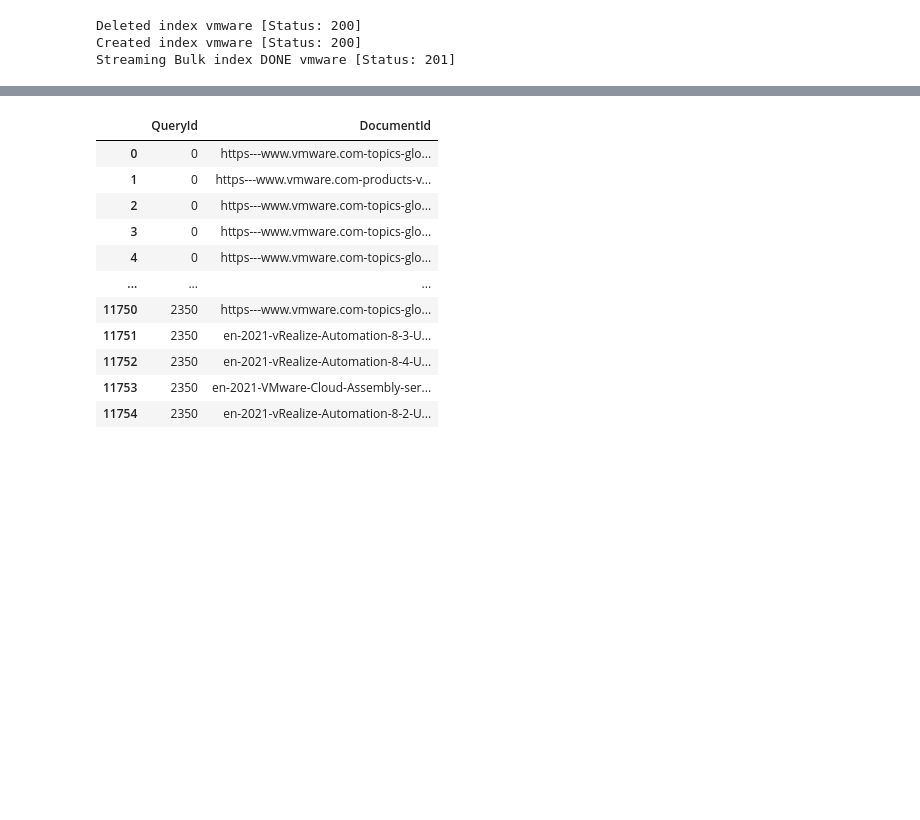
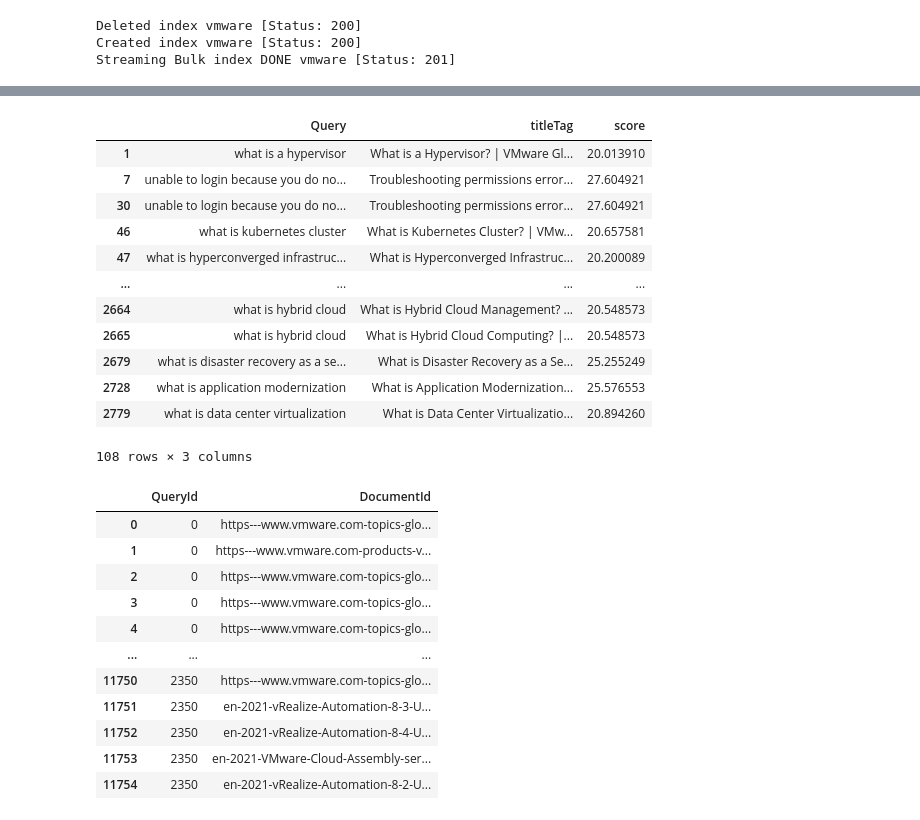
Before and after one commit to softwaredoug/hello-ltr, a Jupyter notebook: notebooks/elasticsearch/vmware/vmware.ipynb, the cells around one changed output, grey strips where cells are left out. Saved outputs shown, nothing was run; the diff lists cells and outputs as text; code cells hidden in the pictures; blank space fills up the shorter version.

Commit message:
Save title - body USE pairings

```diff
--- a/notebooks/elasticsearch/vmware/vmware.ipynb
+++ b/notebooks/elasticsearch/vmware/vmware.ipynb
@@ -84,6 +86,35 @@ rebuild(client, index='vmware', doc_src=parsed_rows, force=True)
 Deleted index vmware [Status: 200]
 Created index vmware [Status: 200]
 Streaming Bulk index DONE vmware [Status: 201]
+# %%
+def exact_phrase_title(client, query):
+    es = client.es
+    body = {
+        'size': 5,
+        'query': {
+            'multi_match': {
+                'fields': ['title'],
+                'type': 'phrase',
+                'query': query
+            }
+        }
+    }
+    return es.search(index='vmware', body=body)['hits']['hits']
+
+
+def exact_phrase(client, query):
+    es = client.es
+    body = {
+        'size': 5,
+        'query': {
+            'multi_match': {
+                'fields': ['title^100', 'description', 'raw_text'],
+                'type': 'phrase',
+                'query': query
+            }
+        }
+    }
+    return es.search(index='vmware', body=body)['hits']['hits']
 # %%
 def search(client, query):
     es = client.es
@@ -100,16 +131,17 @@ def search(client, query):
     return es.search(index='vmware', body=body)['hits']['hits']
 
 
-def search_all(client, queries):
+def search_all(client, queries, how=search):
     all_results = []
     for query in queries.to_dict(orient='records'):
         print(f"Searching for {query['QueryId']},{query['Query']}")
-        results = search(client, query['Query'])
+        results = how(client, query['Query'])
         for rank, result in enumerate(results):
             source = result['_source']
             if rank == 0 and 'titleTag' in source:
                 print(source['titleTag'])
             source['rank'] = rank
+            source['score'] = result['_score']
             source['DocumentId'] = source['id']
             source['QueryId'] = query['QueryId']
             all_results.append(source)
@@ -118,4 +150,4 @@ def search_all(client, queries):
     all_results = pd.DataFrame(all_results)
     return queries.merge(all_results, how='left', on='QueryId').sort_values(['QueryId', 'rank'])
 
-submission = search_all(client, queries)
+#submission = search_all(client, queries)
@@ -139,0 +154,2 @@ What is a Kubernetes Namespace? | VMware Glossary
+# %%
+exact_phrase_matches = search_all(client, queries, how=exact_phrase)
@@ -140,3 +174,20 @@ What is a Kubernetes Namespace? | VMware Glossary
+# %%
+exact_phrase_matches[(exact_phrase_matches['score'] > 20) &
+                     (~exact_phrase_matches['titleTag'].isna())][['Query', 'titleTag', 'score']]
+# %% [output]
+|  | Query | titleTag | score |
+| 1 | what is a hypervisor | What is a Hypervisor? | VMware Gl... | 20.013910 |
+| 7 | unable to login because you do no... | Troubleshooting permissions error... | 27.604921 |
+| 30 | unable to login because you do no... | Troubleshooting permissions error... | 27.604921 |
+| 46 | what is kubernetes cluster | What is Kubernetes Cluster? | VMw... | 20.657581 |
+| 47 | what is hyperconverged infrastruc... | What is Hyperconverged Infrastruc... | 20.200089 |
+| ... | ... | ... | ... |
+| 2664 | what is hybrid cloud | What is Hybrid Cloud Management? ... | 20.548573 |
+| 2665 | what is hybrid cloud | What is Hybrid Cloud Computing? |... | 20.548573 |
+| 2679 | what is disaster recovery as a se... | What is Disaster Recovery as a Se... | 25.255249 |
+| 2728 | what is application modernization | What is Application Modernization... | 25.576553 |
+| 2779 | what is data center virtualization | What is Data Center Virtualizatio... | 20.894260 |
+108 rows × 3 columns
 # %%
 def write_submission():
     from time import time
```
Also changed, not shown: parts of 3 cells of this notebook, 2 other files.
